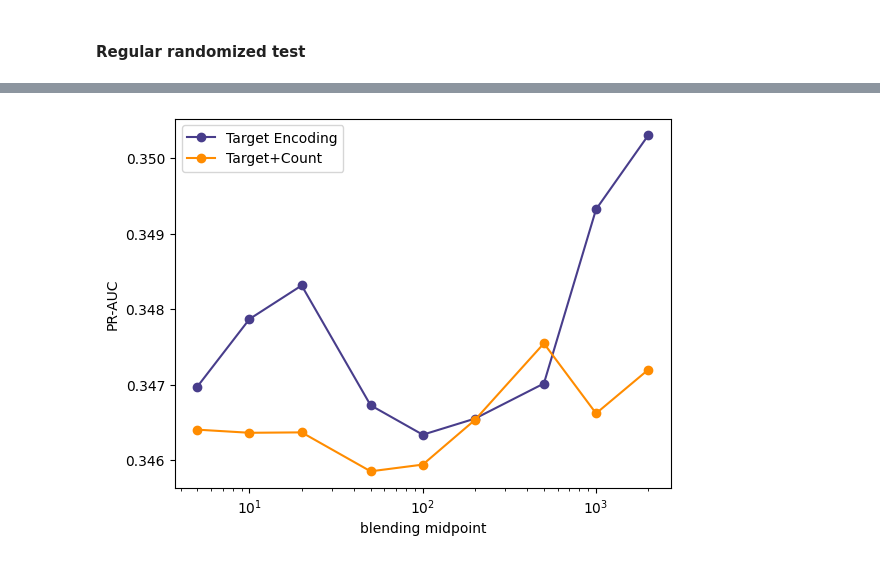
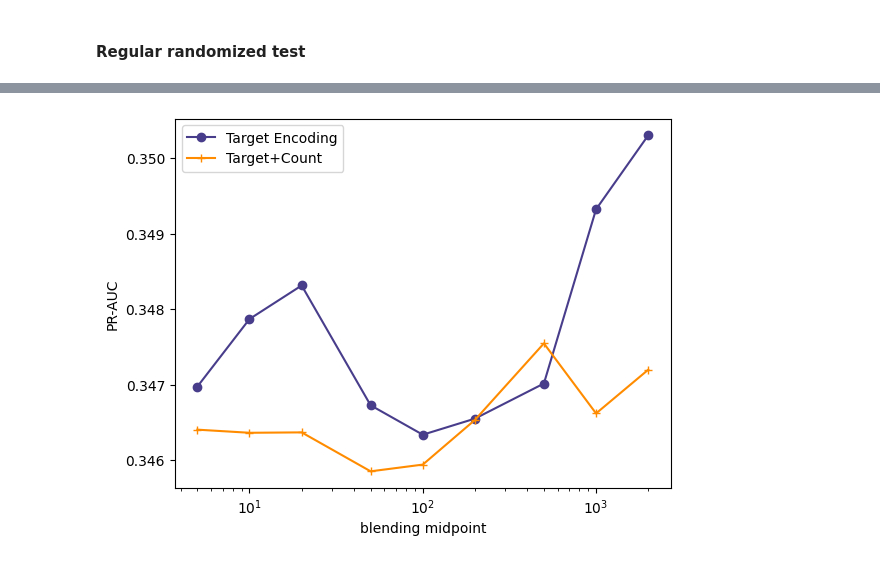
Before and after one commit to vla6/Blog_gnn_naics, a Jupyter notebook: A_target_count_encoding/A02_xgb_tc_loop_k.ipynb, the cells around one changed output, grey strips where cells are left out. Saved outputs shown, nothing was run; the diff lists cells and outputs as text; code cells hidden in the pictures.

```diff
--- a/A_target_count_encoding/A02_xgb_tc_loop_k.ipynb
+++ b/A_target_count_encoding/A02_xgb_tc_loop_k.ipynb
@@ -173,14 +173,14 @@ fig.savefig(Path(setup.temp_path).joinpath('A02_PLOT_compare_base_reg.png'),
 # %%
 fig, ax = plt.subplots()
 metrics_base[metrics_base['dset_naics_holdout'] == 1] \
     .plot(x='c', y='average_precision_score', logx=True, ax=ax,
           label='Target Encoding',color='darkslateblue', style='o-')
 metrics_df[metrics_df['dset_naics_holdout'] == 1] \
     .plot(x='c', y='average_precision_score', logx=True, ax=ax,
-          label='Target+Count',color='darkorange', style='o-')
+          label='Target+Count',color='darkorange', style='+-')
 ax.set_ylabel('PR-AUC')
 ax.set_xlabel('blending midpoint')
 fig.savefig(Path(setup.temp_path).joinpath('A02_PLOT_compare_base_ho.png'),
             bbox_inches='tight')
 # %% [output]
-[figure, old version]
+[figure, new version]
```
Also changed, not shown: parts of 1 cell of this notebook, 21 other files.
